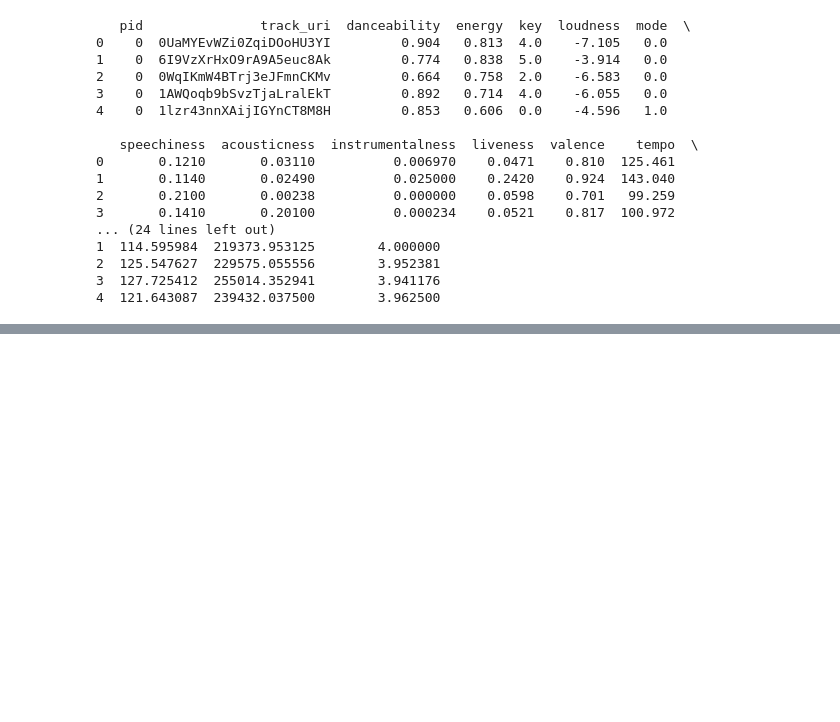
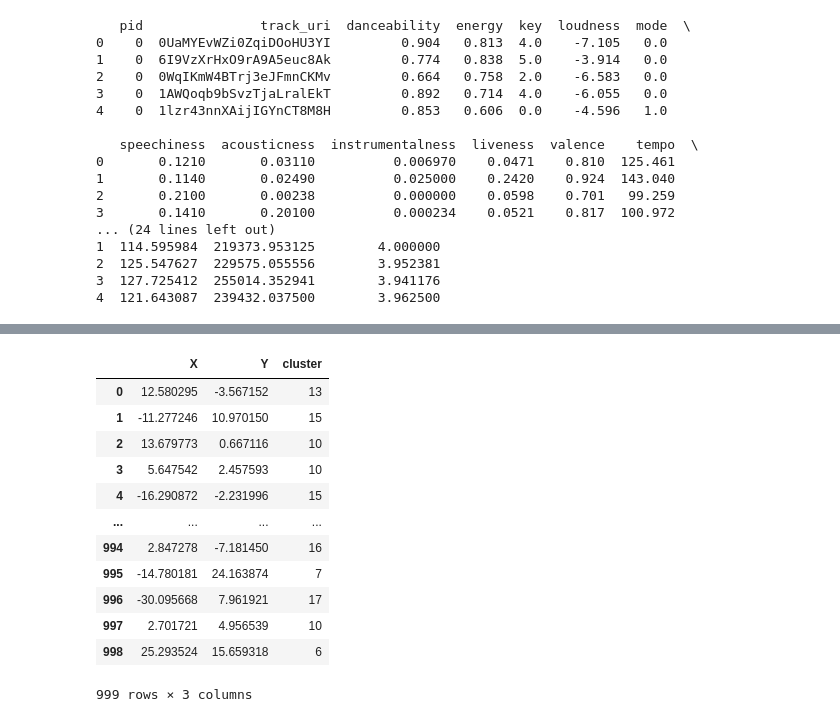
Before and after one commit to AlexanderFriedrichsen/cs254_playlist_project, a Jupyter notebook: k_means.ipynb, the cells around one changed output, grey strips where cells are left out. Saved outputs shown, nothing was run; the diff lists cells and outputs as text; code cells hidden in the pictures; blank space fills up the shorter version.

```diff
--- a/k_means.ipynb
+++ b/k_means.ipynb
@@ -115,0 +116,16 @@ plt.show()
+# %%
+data_df
+# %% [output]
+|  | X | Y | cluster |
+| 0 | 12.580295 | -3.567152 | 13 |
+| 1 | -11.277246 | 10.970150 | 15 |
+| 2 | 13.679773 | 0.667116 | 10 |
+| 3 | 5.647542 | 2.457593 | 10 |
+| 4 | -16.290872 | -2.231996 | 15 |
+| ... | ... | ... | ... |
+| 994 | 2.847278 | -7.181450 | 16 |
+| 995 | -14.780181 | 24.163874 | 7 |
+| 996 | -30.095668 | 7.961921 | 17 |
+| 997 | 2.701721 | 4.956539 | 10 |
+| 998 | 25.293524 | 15.659318 | 6 |
+999 rows × 3 columns
```
Also changed, not shown: parts of 5 cells of this notebook, 2 other files.
